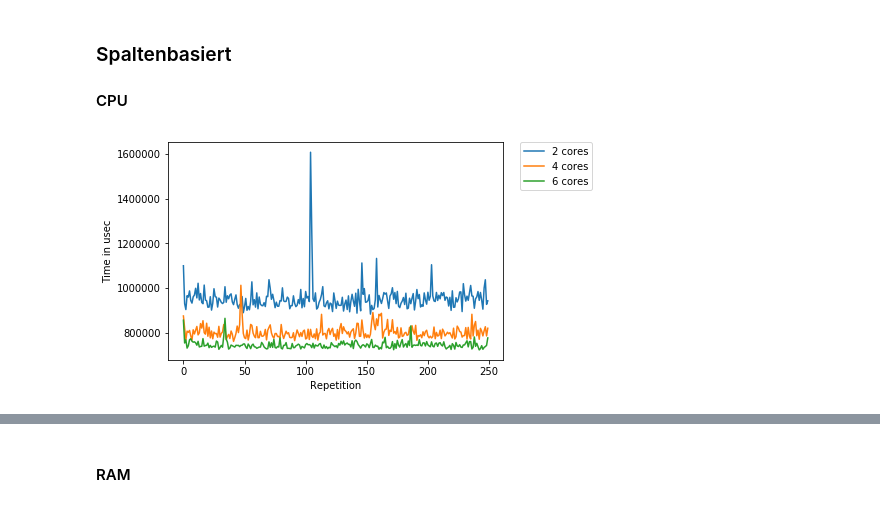
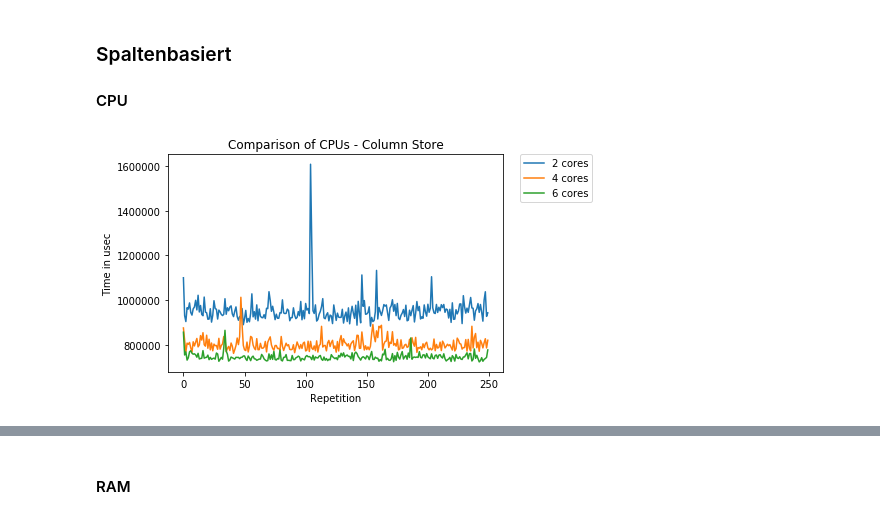
Before and after one commit to Osslack/HANA_SSBM, a Jupyter notebook: src/analyser/Analysis-SSBM-HANA.ipynb, the cells around one changed output, grey strips where cells are left out. Saved outputs shown, nothing was run; the diff lists cells and outputs as text; code cells hidden in the pictures.

```diff
--- a/src/analyser/Analysis-SSBM-HANA.ipynb
+++ b/src/analyser/Analysis-SSBM-HANA.ipynb
@@ -305,13 +579,14 @@ aGb6 = Analyser(LOG_PATH_ROOT + "6gb6cores.log")
 # %%
 b6 = a6.get_column_benchmark()
 b4 = a4.get_column_benchmark()
 b2 = a2.get_column_benchmark()
 
 b6.set_name("6 cores")
 b4.set_name("4 cores")
 b2.set_name("2 cores")
 
 comparison = Comparison(b2, b4, b6)
+comparison.set_title("Comparison of CPUs - Column Store")
 comparison.compare_visually()
 # %% [output]
-[figure, old version]
+[figure, new version]
```
Also changed, not shown: parts of 65 cells of this notebook, 2 other files.
